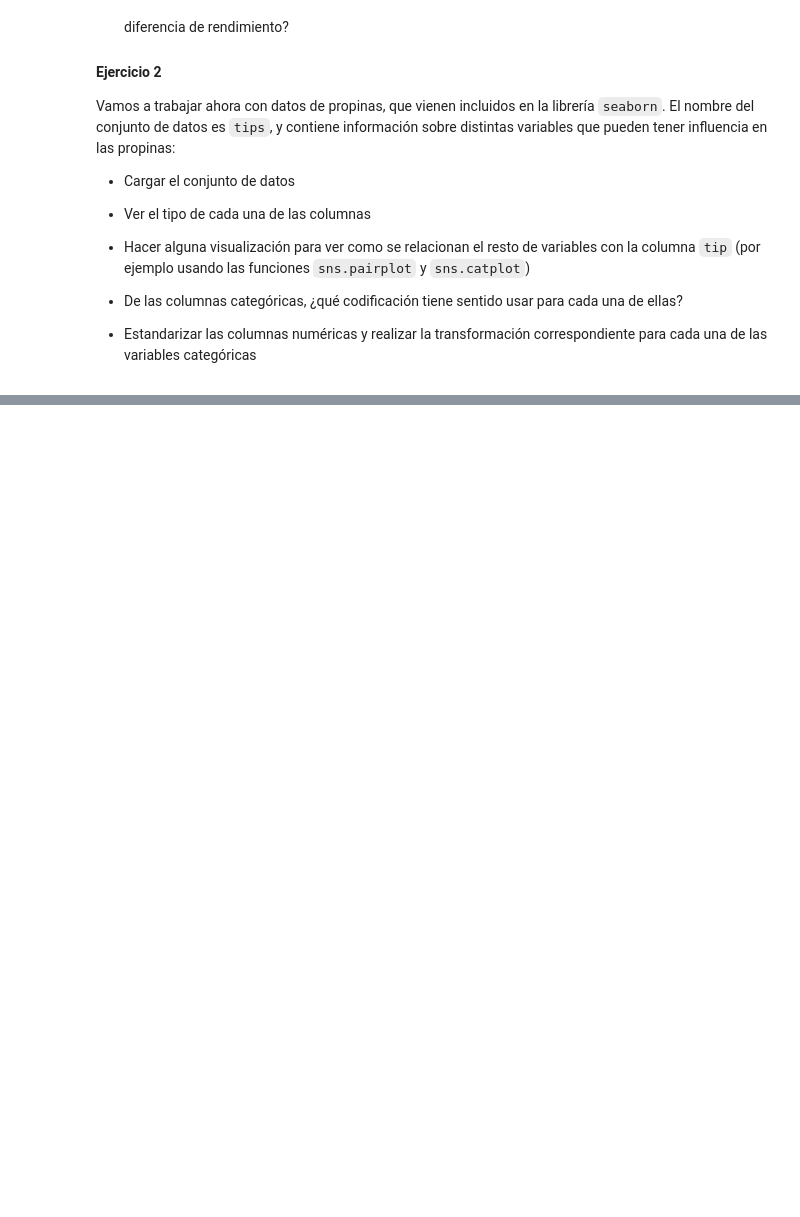
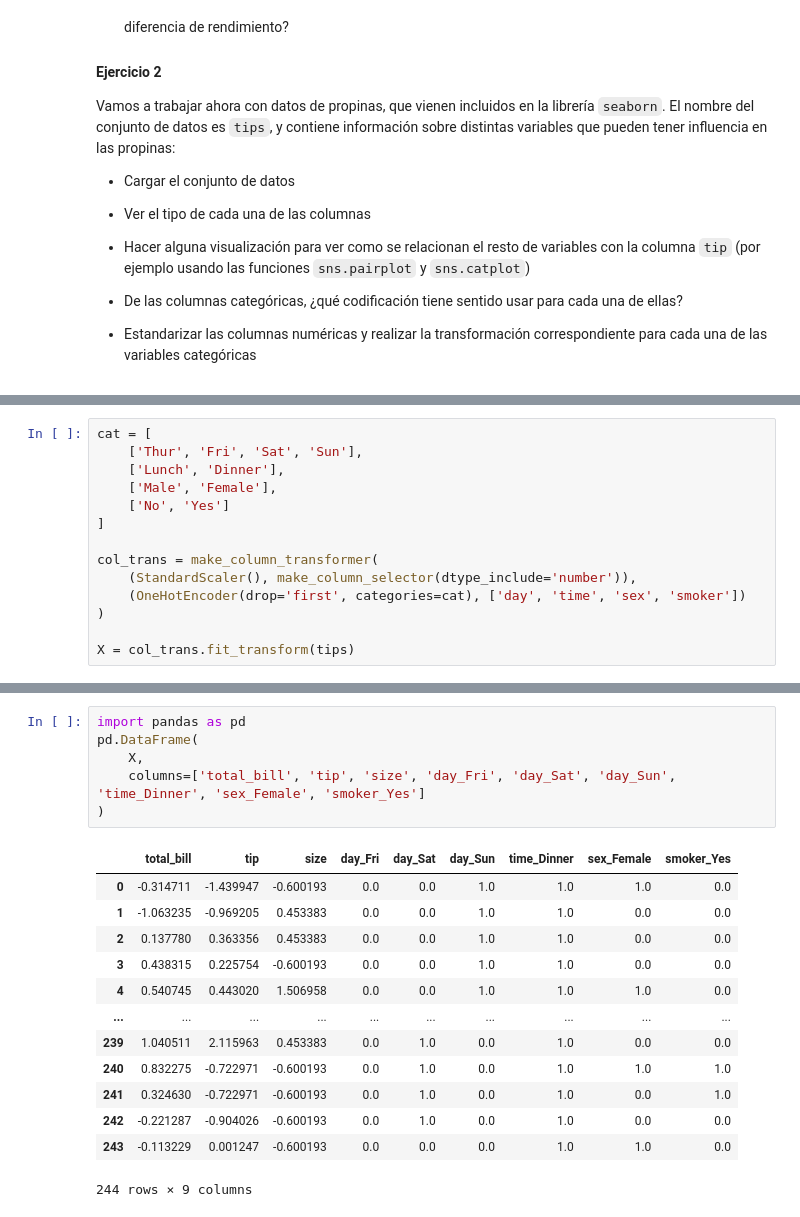
Before and after one commit to albertotb/curso-ml-python, a Jupyter notebook: notebook/sklearn/02-preprocessing.ipynb, the cells around one changed output, grey strips where cells are left out. Cells and saved outputs as stored; diff of their text form; blank space fills up the shorter version.

```diff
--- a/notebook/sklearn/02-preprocessing.ipynb
+++ b/notebook/sklearn/02-preprocessing.ipynb
@@ -272,0 +366,14 @@ Vamos a trabajar ahora con datos de propinas, que vienen incluidos en la librer
+# %%
+cat = [
+    ['Thur', 'Fri', 'Sat', 'Sun'],
+    ['Lunch', 'Dinner'],
+    ['Male', 'Female'],
+    ['No', 'Yes']
+]
+
+col_trans = make_column_transformer(
+    (StandardScaler(), make_column_selector(dtype_include='number')),
+    (OneHotEncoder(drop='first', categories=cat), ['day', 'time', 'sex', 'smoker'])
+)
+
+X = col_trans.fit_transform(tips)
@@ -272,0 +389,20 @@ Vamos a trabajar ahora con datos de propinas, que vienen incluidos en la librer
+# %%
+import pandas as pd
+pd.DataFrame(
+    X,
+    columns=['total_bill', 'tip', 'size', 'day_Fri', 'day_Sat', 'day_Sun', 'time_Dinner', 'sex_Female', 'smoker_Yes']
+)
+# %% [output]
+|  | total_bill | tip | size | day_Fri | day_Sat | day_Sun | time_Dinner | sex_Female | smoker_Yes |
+| 0 | -0.314711 | -1.439947 | -0.600193 | 0.0 | 0.0 | 1.0 | 1.0 | 1.0 | 0.0 |
+| 1 | -1.063235 | -0.969205 | 0.453383 | 0.0 | 0.0 | 1.0 | 1.0 | 0.0 | 0.0 |
+| 2 | 0.137780 | 0.363356 | 0.453383 | 0.0 | 0.0 | 1.0 | 1.0 | 0.0 | 0.0 |
+| 3 | 0.438315 | 0.225754 | -0.600193 | 0.0 | 0.0 | 1.0 | 1.0 | 0.0 | 0.0 |
+| 4 | 0.540745 | 0.443020 | 1.506958 | 0.0 | 0.0 | 1.0 | 1.0 | 1.0 | 0.0 |
+| ... | ... | ... | ... | ... | ... | ... | ... | ... | ... |
+| 239 | 1.040511 | 2.115963 | 0.453383 | 0.0 | 1.0 | 0.0 | 1.0 | 0.0 | 0.0 |
+| 240 | 0.832275 | -0.722971 | -0.600193 | 0.0 | 1.0 | 0.0 | 1.0 | 1.0 | 1.0 |
+| 241 | 0.324630 | -0.722971 | -0.600193 | 0.0 | 1.0 | 0.0 | 1.0 | 0.0 | 1.0 |
+| 242 | -0.221287 | -0.904026 | -0.600193 | 0.0 | 1.0 | 0.0 | 1.0 | 0.0 | 0.0 |
+| 243 | -0.113229 | 0.001247 | -0.600193 | 0.0 | 0.0 | 0.0 | 1.0 | 1.0 | 0.0 |
+244 rows × 9 columns
```
Also changed, not shown: parts of 18 cells of this notebook, 6 other files.
